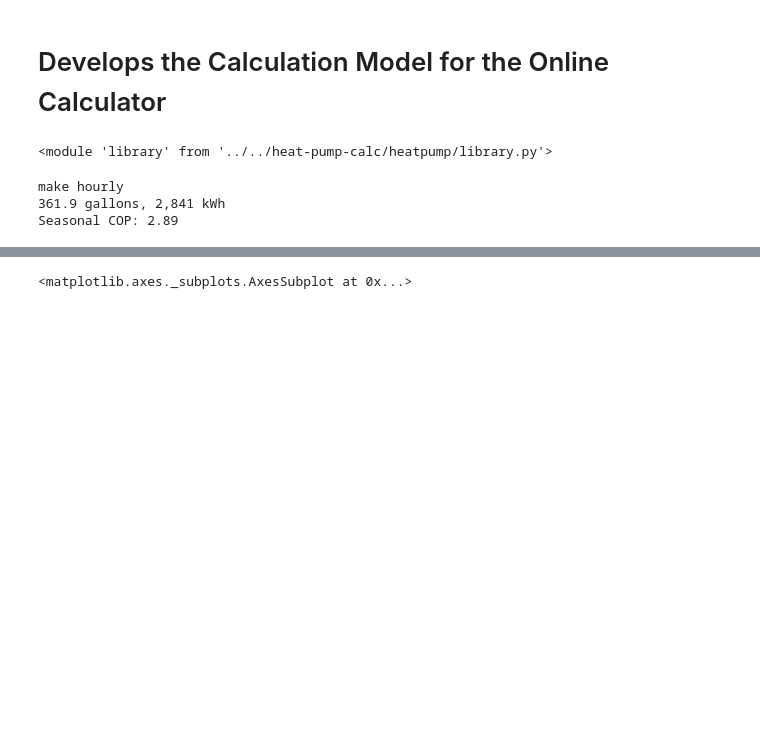
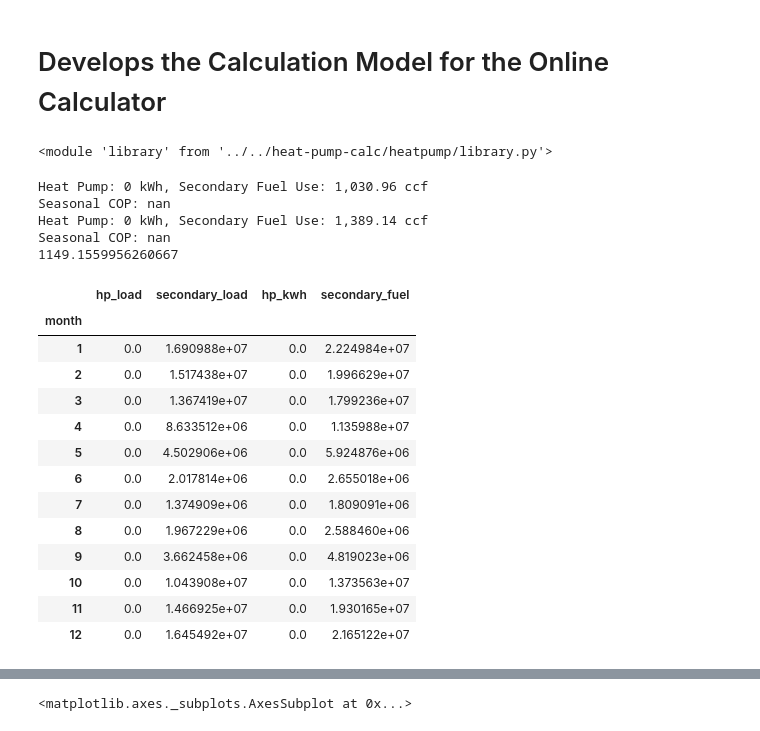
Before and after one commit to alanmitchell/heat-pump-study, a Jupyter notebook: general/calc_model_dev.ipynb, the cells around one changed output, grey strips where cells are left out. Cells and saved outputs as stored; diff of their text form; code cells hidden in the pictures; blank space fills up the shorter version.

```diff
--- a/general/calc_model_dev.ipynb
+++ b/general/calc_model_dev.ipynb
@@ -261,10 +223,47 @@ class HomeEnergyModel(object):
             else:
                 s += f'{attr}: {val}\n'
         return s
-# %%
-m = HomeEnergyModel(257, 53, 575, 4)
-m.calculate()
-# %% [output]
-make hourly
-361.9 gallons, 2,841 kWh
-Seasonal COP: 2.89
+# %%
+# Model an average Enstar Home, probably somewhere between an
+# insulation level 1 and 2.  Space Heating for Average Enstar
+# House is about 1150 CCF, from "accessible_UA.ipynb"
+m = HomeEnergyModel(1, 1, 575, 2)
+m.insul_level = 2
+m.exist_heat_effic = 0.76
+m.bldg_floor_area = 2100
+m.garage_stall_count = 1
+m.no_heat_pump_use = True
+m.calculate()
+f_level2, _ = m.secondary_fuel_use()
+print(m.report())
+
+m.insul_level = 1
+m.calculate()
+f_level1, _ = m.secondary_fuel_use()
+print(m.report())
+
+# Assuming 2/3 Level 2 and 1/3 Level 1
+print(0.67 * f_level2 + 0.33 * f_level1)
+# %% [output]
+Heat Pump: 0 kWh, Secondary Fuel Use: 1,030.96 ccf
+Seasonal COP: nan
+Heat Pump: 0 kWh, Secondary Fuel Use: 1,389.14 ccf
+Seasonal COP: nan
+1149.1559956260667
+# %%
+m.df_monthly_totals
+# %% [output]
+|  | hp_load | secondary_load | hp_kwh | secondary_fuel |
+| month |  |  |  |  |
+| 1 | 0.0 | 1.690988e+07 | 0.0 | 2.224984e+07 |
+| 2 | 0.0 | 1.517438e+07 | 0.0 | 1.996629e+07 |
+| 3 | 0.0 | 1.367419e+07 | 0.0 | 1.799236e+07 |
+| 4 | 0.0 | 8.633512e+06 | 0.0 | 1.135988e+07 |
+| 5 | 0.0 | 4.502906e+06 | 0.0 | 5.924876e+06 |
+| 6 | 0.0 | 2.017814e+06 | 0.0 | 2.655018e+06 |
+| 7 | 0.0 | 1.374909e+06 | 0.0 | 1.809091e+06 |
+| 8 | 0.0 | 1.967229e+06 | 0.0 | 2.588460e+06 |
+| 9 | 0.0 | 3.662458e+06 | 0.0 | 4.819023e+06 |
+| 10 | 0.0 | 1.043908e+07 | 0.0 | 1.373563e+07 |
+| 11 | 0.0 | 1.466925e+07 | 0.0 | 1.930165e+07 |
+| 12 | 0.0 | 1.645492e+07 | 0.0 | 2.165122e+07 |
```
Also changed, not shown: parts of 7 cells of this notebook, 1 other file.
